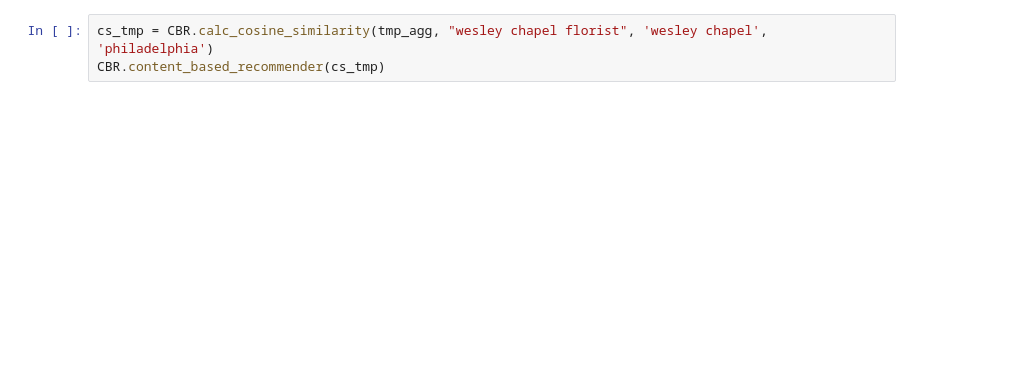
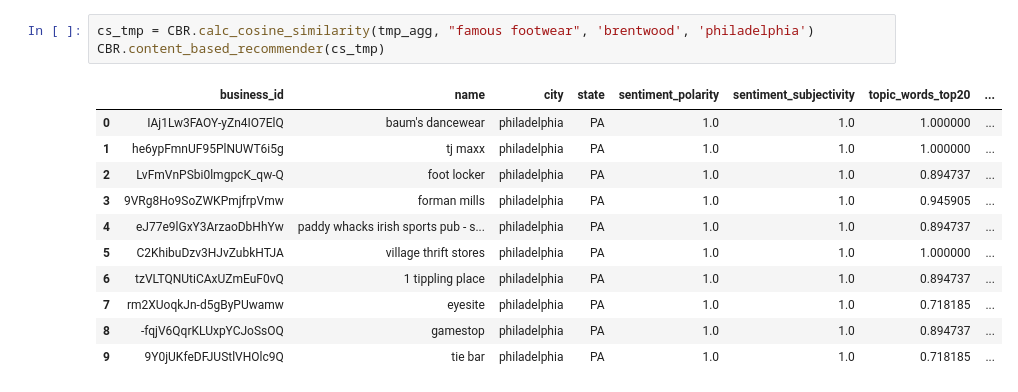
Before and after one commit to sam7933715/W210-Capstone-New, a Jupyter notebook: data/content_based_example_run.ipynb, the cells around one changed output. Cells and saved outputs as stored; diff of their text form; blank space fills up the shorter version.

```diff
--- a/data/content_based_example_run.ipynb
+++ b/data/content_based_example_run.ipynb
@@ -50,3 +84,15 @@ tmp_agg
 # %%
-cs_tmp = CBR.calc_cosine_similarity(tmp_agg, "wesley chapel florist", 'wesley chapel', 'philadelphia')
+cs_tmp = CBR.calc_cosine_similarity(tmp_agg, "famous footwear", 'brentwood', 'philadelphia')
 CBR.content_based_recommender(cs_tmp)
+# %% [output]
+|  | business_id | name | city | state | sentiment_polarity | sentiment_subjectivity | topic_words_top20 | ... |
+| 0 | IAj1Lw3FAOY-yZn4IO7ElQ | baum's dancewear | philadelphia | PA | 1.0 | 1.0 | 1.000000 | ... |
+| 1 | he6ypFmnUF95PlNUWT6i5g | tj maxx | philadelphia | PA | 1.0 | 1.0 | 1.000000 | ... |
+| 2 | LvFmVnPSbi0lmgpcK_qw-Q | foot locker | philadelphia | PA | 1.0 | 1.0 | 0.894737 | ... |
+| 3 | 9VRg8Ho9SoZWKPmjfrpVmw | forman mills | philadelphia | PA | 1.0 | 1.0 | 0.945905 | ... |
+| 4 | eJ77e9lGxY3ArzaoDbHhYw | paddy whacks irish sports pub - s... | philadelphia | PA | 1.0 | 1.0 | 0.894737 | ... |
+| 5 | C2KhibuDzv3HJvZubkHTJA | village thrift stores | philadelphia | PA | 1.0 | 1.0 | 1.000000 | ... |
+| 6 | tzVLTQNUtiCAxUZmEuF0vQ | 1 tippling place | philadelphia | PA | 1.0 | 1.0 | 0.894737 | ... |
+| 7 | rm2XUoqkJn-d5gByPUwamw | eyesite | philadelphia | PA | 1.0 | 1.0 | 0.718185 | ... |
+| 8 | -fqjV6QqrKLUxpYCJoSsOQ | gamestop | philadelphia | PA | 1.0 | 1.0 | 0.894737 | ... |
+| 9 | 9Y0jUKfeDFJUStlVHOlc9Q | tie bar | philadelphia | PA | 1.0 | 1.0 | 0.718185 | ... |
```
Also changed, not shown: parts of 3 cells of this notebook, 1 other file.
